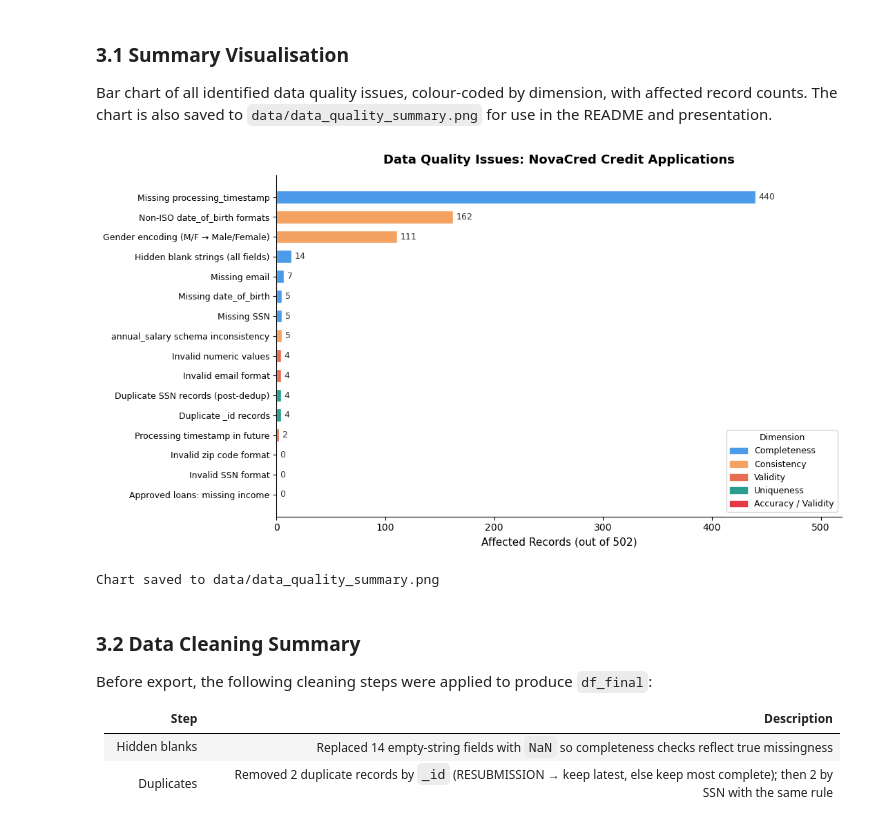
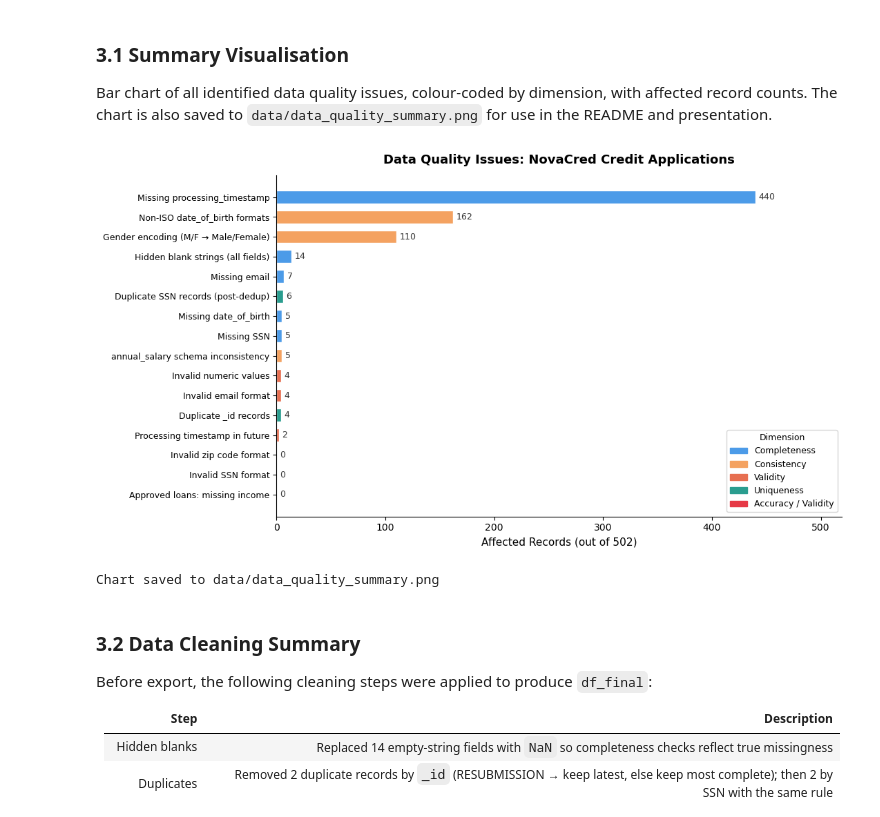
Before and after one commit to PC66323/2606_Data-Ecosystems_G14_novacred, a Jupyter notebook: notebooks/01-data-quality.ipynb, the cells around one changed output. Saved outputs shown, nothing was run; the diff lists cells and outputs as text; code cells hidden in the pictures.

```diff
--- a/notebooks/01-data-quality.ipynb
+++ b/notebooks/01-data-quality.ipynb
@@ -912,14 +912,14 @@ issues_chart = [
     ("Missing processing_timestamp",         440, "Completeness"),
     ("Approved loans: missing income",         0, "Accuracy / Validity"),
     ("Non-ISO date_of_birth formats",        162, "Consistency"),
-    ("Gender encoding (M/F → Male/Female)",  111, "Consistency"),
+    ("Gender encoding (M/F → Male/Female)",  110, "Consistency"),
     ("Hidden blank strings (all fields)",     14, "Completeness"),
     ("Missing email",                          7, "Completeness"),
     ("annual_salary schema inconsistency",     5, "Consistency"),
     ("Missing SSN",                            5, "Completeness"),
     ("Missing date_of_birth",                  5, "Completeness"),
     ("Duplicate _id records",                  4, "Uniqueness"),
-    ("Duplicate SSN records (post-dedup)",     4, "Uniqueness"),
+    ("Duplicate SSN records (post-dedup)",     6, "Uniqueness"),
     ("Invalid email format",                   4, "Validity"),
     ("Invalid numeric values",                 4, "Validity"),
     ("Invalid SSN format",              n_invalid_ssn, "Validity"),
@@ -941,34 +941,34 @@ color_map = {
     "Uniqueness":          "#2A9D8F",
     "Accuracy / Validity": "#E63946",
 }
 bar_colors = [color_map[d] for d in dims]
 
 fig, ax = plt.subplots(figsize=(11, 6))
 bars = ax.barh(labels, counts, color=bar_colors, edgecolor="white", height=0.65)
 
 # Value labels
 for bar, count in zip(bars, counts):
     ax.text(bar.get_width() + 3, bar.get_y() + bar.get_height() / 2,
             str(count), va="center", fontsize=9, color="#333333")
 
 # Legend
 legend_patches = [mpatches.Patch(color=c, label=d) for d, c in color_map.items()]
 ax.legend(handles=legend_patches, title="Dimension", loc="lower right",
           fontsize=9, title_fontsize=9)
 
 ax.set_xlabel("Affected Records (out of 502)", fontsize=11)
 ax.set_title("Data Quality Issues: NovaCred Credit Applications",
              fontsize=13, fontweight="bold", pad=12)
 ax.set_xlim(0, max(counts) * 1.18)
 ax.spines["top"].set_visible(False)
 ax.spines["right"].set_visible(False)
 ax.tick_params(axis="y", labelsize=9)
 
 plt.tight_layout()
 plt.show()
 print("Chart saved to data/data_quality_summary.png")
 # %% [output]
-[figure, old version]
+[figure, new version]
 Chart saved to data/data_quality_summary.png
 # %% [markdown]
 ### 3.2 Data Cleaning Summary
```
